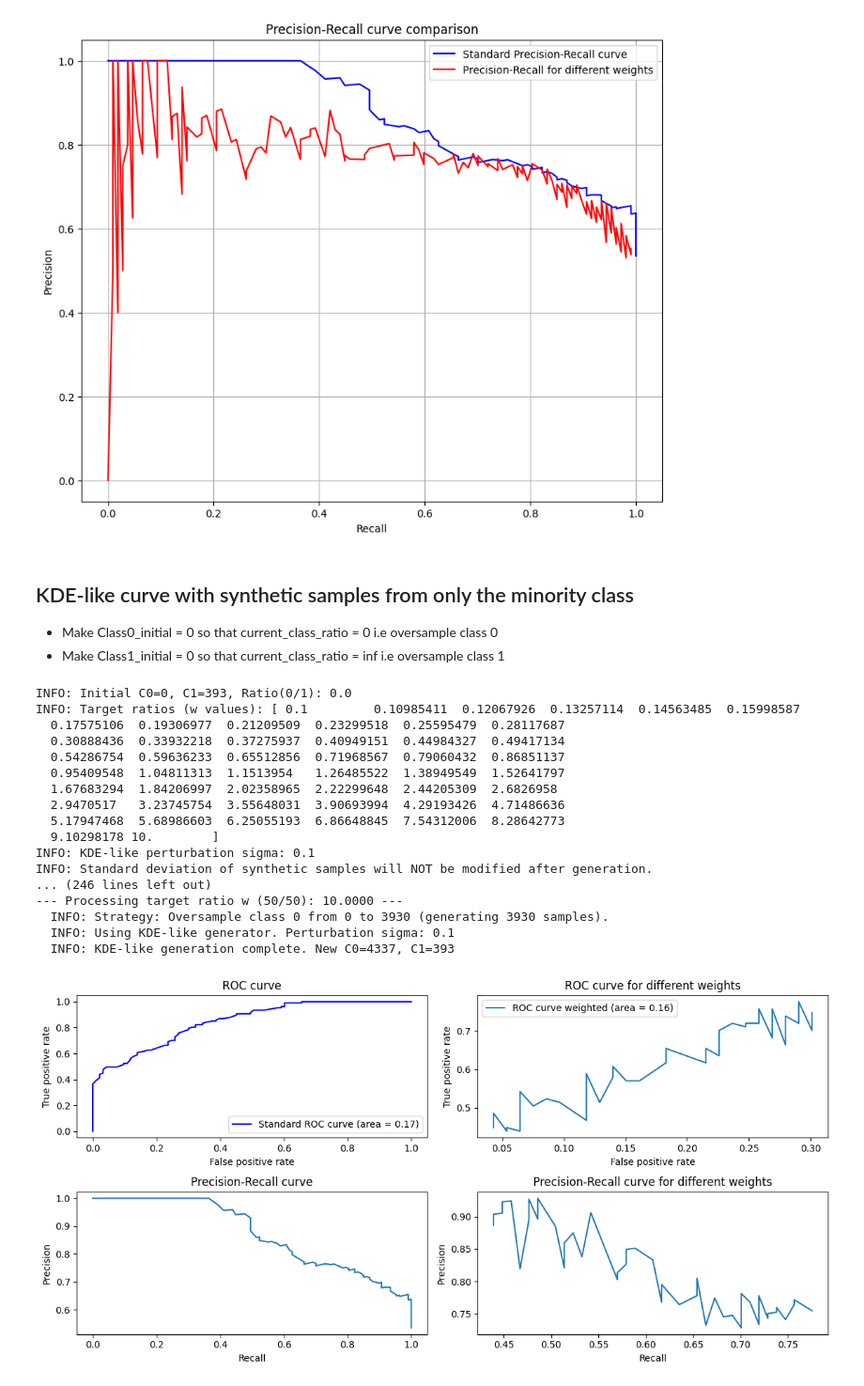
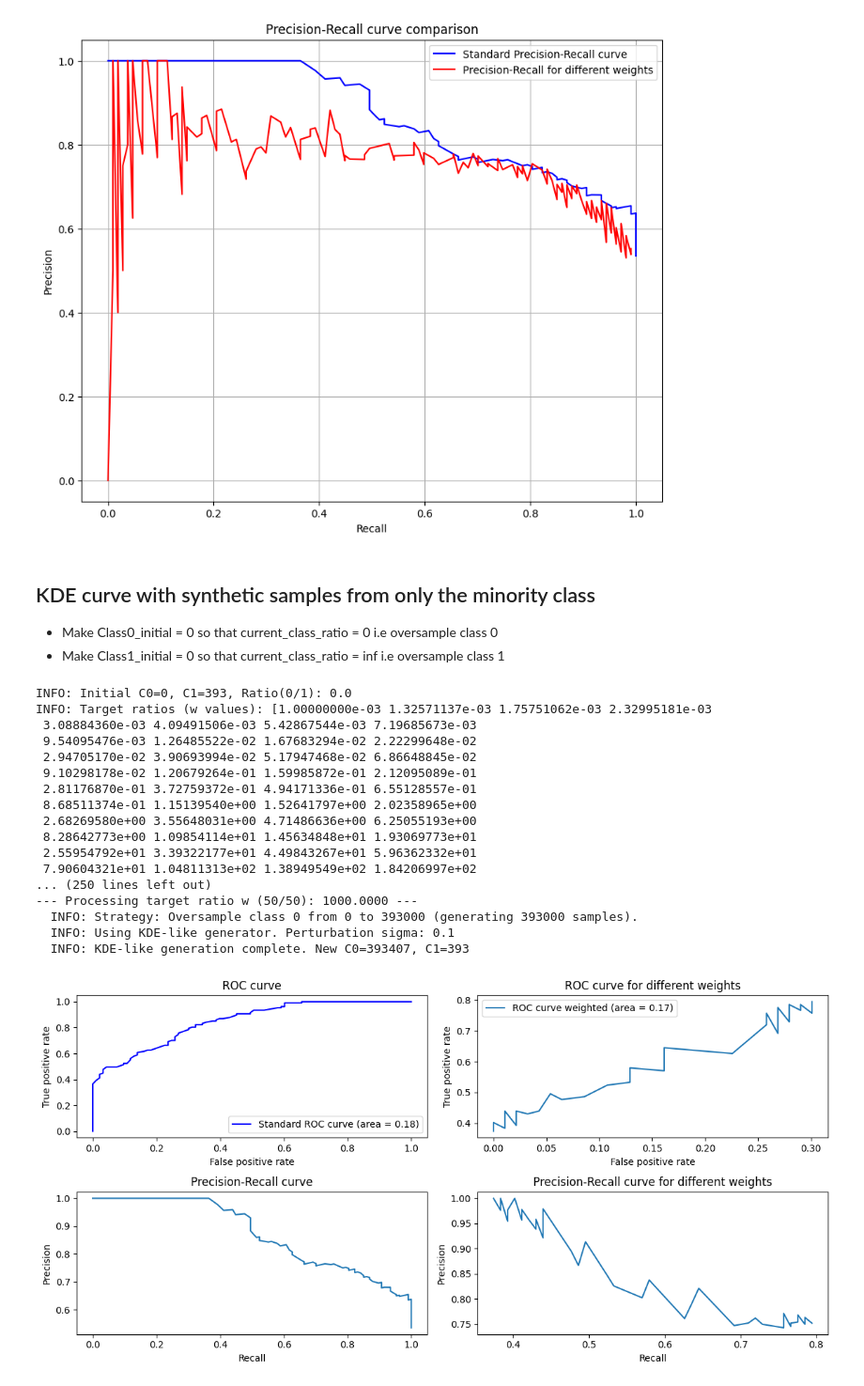
Before and after one commit to katzkid/RoC_Analysis, a Jupyter notebook: RoC_Analysis_RF_data2.ipynb, the cells around one changed output. Shown at 94% size. Cells and saved outputs as stored; diff of their text form; code cells hidden in the pictures.

```diff
--- a/RoC_Analysis_RF_data2.ipynb
+++ b/RoC_Analysis_RF_data2.ipynb
@@ -916,7 +1144,7 @@ INFO: Target ratios (w values): [ 0.1         0.10236512  0.10478619  0.10726451
 [figure]
 [figure]
 # %% [markdown]
-## KDE-like curve with synthetic samples from only the minority class
+## KDE curve with synthetic samples from only the minority class
 * Make Class0_initial = 0 so that current_class_ratio = 0 i.e oversample class 0
 * Make Class1_initial = 0 so that current_class_ratio = inf i.e oversample class 1
 # %%
@@ -941,8 +1169,8 @@ counter = Counter(y_train)
 Class0_initial = 0
 Class1_initial = counter.get(1, 0)
 
-class_ratio_low = 0.1
-class_ratio_high = 10.0
+class_ratio_low = 0.001
+class_ratio_high = 1000.0
 num_points_below = 50
 num_points_above = 50
 
@@ -1134,46 +1362,46 @@ ax[1][1].set_title('Precision-Recall curve for different weights')
 plt.tight_layout()
 plt.show()
 
 # Plot both ROC curves on the same plot figure
 plt.figure(figsize=(10, 8))
 plt.plot(fpr_roc, tpr_roc, label=f'Standard ROC curve (area = {roc_auc:.2f})', color='blue')
 plt.plot(fpr_weighted_sorted, tpr_weighted_sorted, label=f'ROC curve for different weights (area = {roc_auc_weighted:.2f})', color='red')
 plt.xlabel('False positive rate')
 plt.ylabel('True positive rate')
 plt.legend()
 plt.title('ROC curve comparison')
 plt.grid(True)
 plt.show()
 
 # Plot both Precision-Recall curves on the same plot figure
 plt.figure(figsize=(10, 8))
 plt.plot(recall_prc, precision_prc, label='Standard Precision-Recall curve', color='blue')
 plt.plot(recall_weighted_sorted, precision_weighted_sorted, label='Precision-Recall for different weights', color='red')
 plt.xlabel('Recall')
 plt.ylabel('Precision')
 plt.legend()
 plt.title('Precision-Recall curve comparison')
 plt.grid(True)
 plt.show()
 
 
 #print(f"\n--- Finished processing. {len(dict_weighted_clfs)} scenarios stored in dict_weighted_clfs. ---")
 # %% [output]
 INFO: Initial C0=0, C1=393, Ratio(0/1): 0.0
-INFO: Target ratios (w values): [ 0.1         0.10985411  0.12067926  0.13257114  0.14563485  0.15998587
-  0.17575106  0.19306977  0.21209509  0.23299518  0.25595479  0.28117687
-  0.30888436  0.33932218  0.37275937  0.40949151  0.44984327  0.49417134
-  0.54286754  0.59636233  0.65512856  0.71968567  0.79060432  0.86851137
-  0.95409548  1.04811313  1.1513954   1.26485522  1.38949549  1.52641797
-  1.67683294  1.84206997  2.02358965  2.22299648  2.44205309  2.6826958
-  2.9470517   3.23745754  3.55648031  3.90693994  4.29193426  4.71486636
-  5.17947468  5.68986603  6.25055193  6.86648845  7.54312006  8.28642773
-  9.10298178 10.        ]
-INFO: KDE-like perturbation sigma: 0.1
-INFO: Standard deviation of synthetic samples will NOT be modified after generation.
-... (246 lines left out)
---- Processing target ratio w (50/50): 10.0000 ---
-  INFO: Strategy: Oversample class 0 from 0 to 3930 (generating 3930 samples).
+INFO: Target ratios (w values): [1.00000000e-03 1.32571137e-03 1.75751062e-03 2.32995181e-03
+ 3.08884360e-03 4.09491506e-03 5.42867544e-03 7.19685673e-03
+ 9.54095476e-03 1.26485522e-02 1.67683294e-02 2.22299648e-02
+ 2.94705170e-02 3.90693994e-02 5.17947468e-02 6.86648845e-02
+ 9.10298178e-02 1.20679264e-01 1.59985872e-01 2.12095089e-01
+ 2.81176870e-01 3.72759372e-01 4.94171336e-01 6.55128557e-01
+ 8.68511374e-01 1.15139540e+00 1.52641797e+00 2.02358965e+00
+ 2.68269580e+00 3.55648031e+00 4.71486636e+00 6.25055193e+00
+ 8.28642773e+00 1.09854114e+01 1.45634848e+01 1.93069773e+01
+ 2.55954792e+01 3.39322177e+01 4.49843267e+01 5.96362332e+01
+ 7.90604321e+01 1.04811313e+02 1.38949549e+02 1.84206997e+02
+... (250 lines left out)
+--- Processing target ratio w (50/50): 1000.0000 ---
+  INFO: Strategy: Oversample class 0 from 0 to 393000 (generating 393000 samples).
   INFO: Using KDE-like generator. Perturbation sigma: 0.1
-  INFO: KDE-like generation complete. New C0=4337, C1=393
+  INFO: KDE-like generation complete. New C0=393407, C1=393
-[figure, old version]
+[figure, new version]
```
Also changed, not shown: parts of 14 cells of this notebook.
